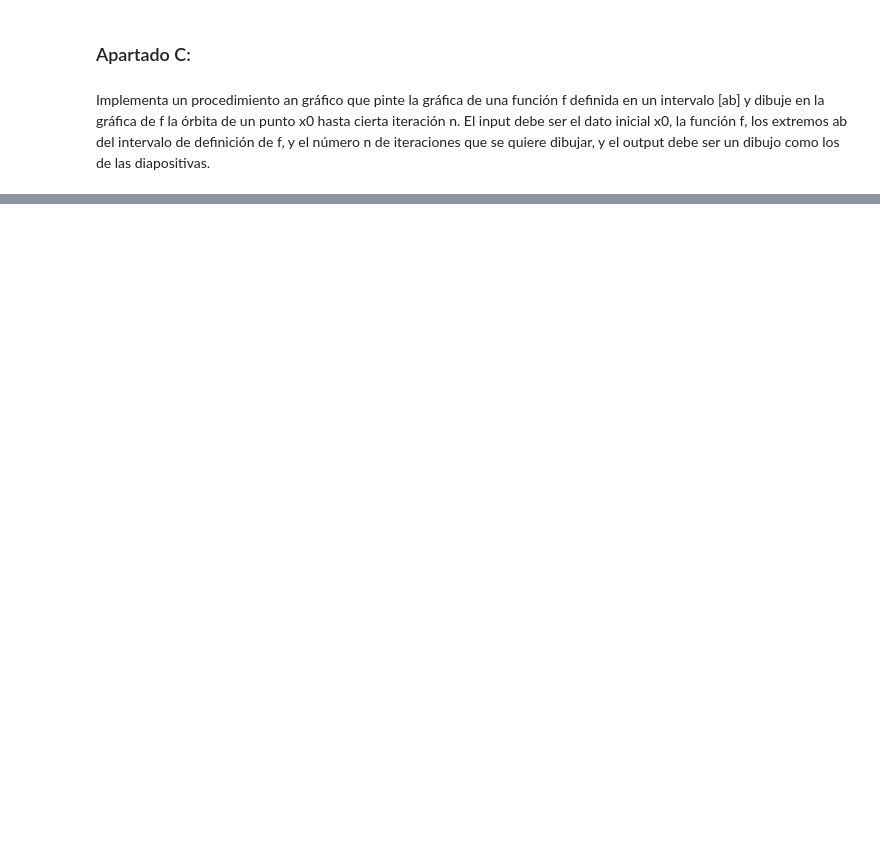
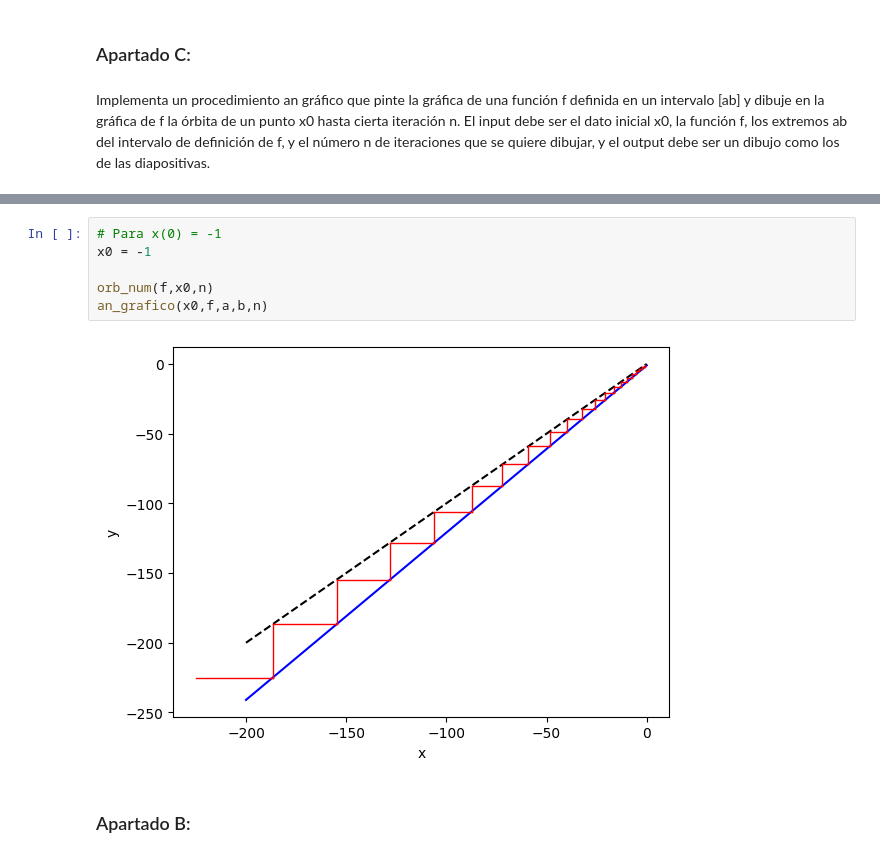
Before and after one commit to MiluEnAlmibar/Fractales, a Jupyter notebook: python/Sistemas dinámicos/practica1.ipynb, the cells around one changed output, grey strips where cells are left out. Drawn from its saved outputs; the diff is of its cells as text; blank space fills up the shorter version.

```diff
--- a/python/Sistemas dinámicos/practica1.ipynb
+++ b/python/Sistemas dinámicos/practica1.ipynb
@@ -86,0 +144,10 @@ an_grafico(x0,f,0,10,10)
+# %%
+# Para x(0) = -1
+x0 = -1
+
+orb_num(f,x0,n)
+an_grafico(x0,f,a,b,n)
+# %% [output]
+[figure, added]
+# %% [markdown]
+### Apartado B:
```
Also changed, not shown: parts of 15 cells of this notebook, 1 other file.
